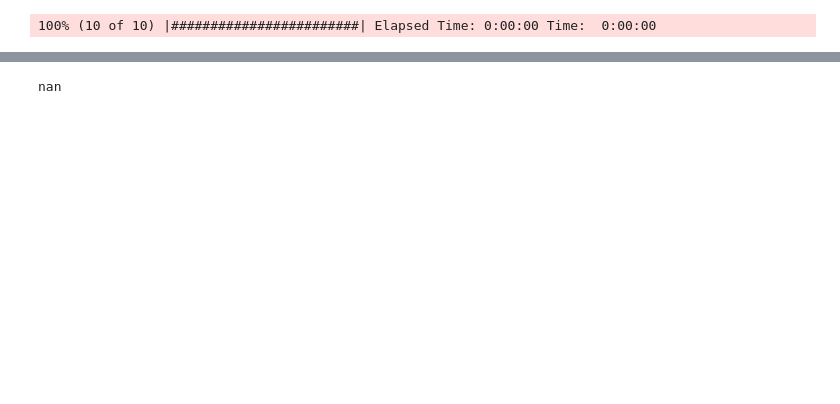
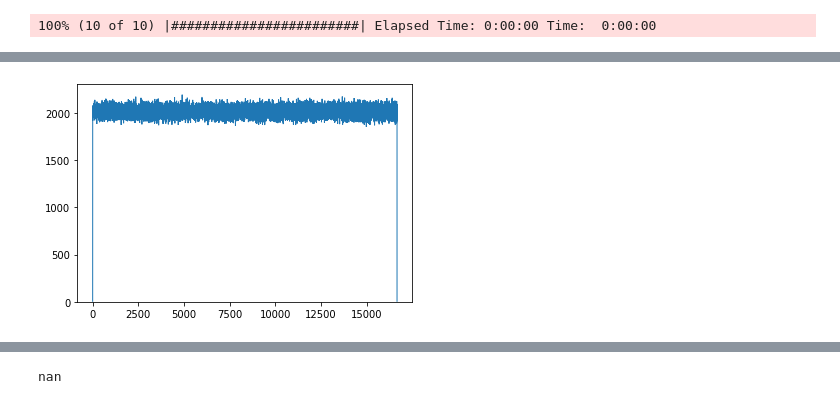
Before and after one commit to 82492749123082/farich-pics, a Jupyter notebook: Untitled.ipynb, the cells around one changed output, grey strips where cells are left out. Drawn from its saved outputs; the diff is of its cells as text; code cells hidden in the pictures; blank space fills up the shorter version.

```diff
--- a/Untitled.ipynb
+++ b/Untitled.ipynb
@@ -13,0 +32,4 @@ boards, sizes = b.GetBoards()
+# %%
+plt.hist(b0[2], bins=sizes[2], range=(0, sizes[2]), histtype='step');
+# %% [output]
+[figure, added]
```
Also changed, not shown: parts of 21 cells of this notebook.
